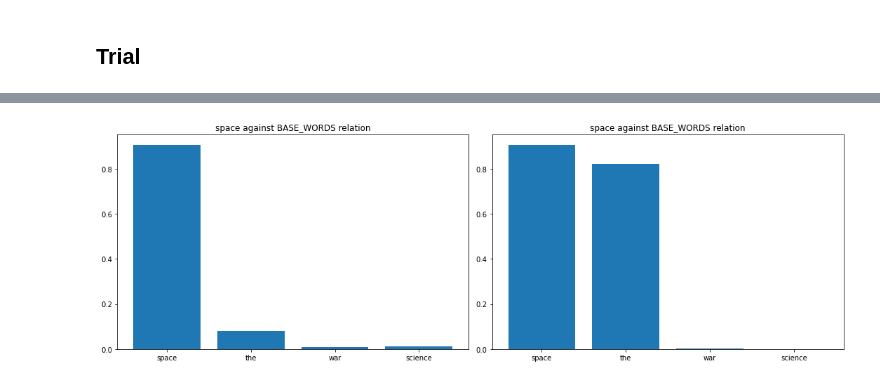
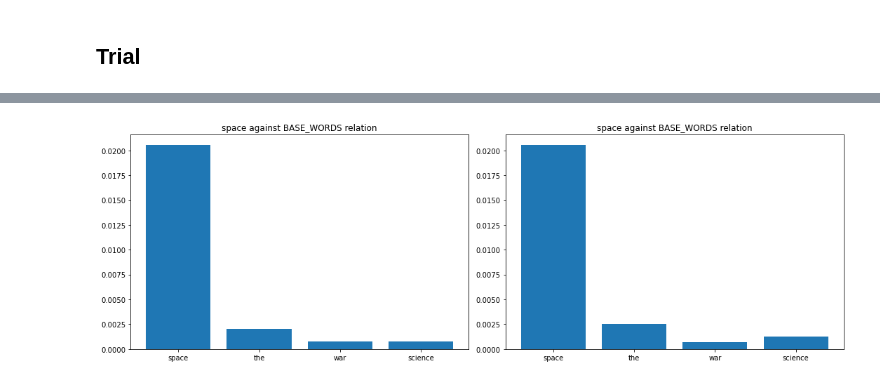
Before and after one commit to iamr0b0tx/topic_modeler, a Jupyter notebook: topic_modeler.ipynb, the cells around one changed output, grey strips where cells are left out. Saved outputs shown, nothing was run; the diff lists cells and outputs as text; code cells hidden in the pictures.

Commit message:
stable entropy influence on word word distr

```diff
--- a/topic_modeler.ipynb
+++ b/topic_modeler.ipynb
@@ -389,2 +389,6 @@ plt.show()
 # %% [markdown]
 ## Trial
+# %%
+# the entropy and softma for reducing relation
+word_word_pr_entropy = calculate_entropy(word_word_pr_distr, axis=1)
+word_word_pr_entropy_softmax = softmax(word_word_pr_entropy.max() - word_word_pr_entropy)
@@ -390,0 +402,27 @@ plt.show()
+# %%
+word = "space"
+base_words = [word, "the", "war", "science"]
+
+fig = plt.figure(figsize=(15, 5), tight_layout=True)
+ax11 = fig.add_subplot(131)
+ax12 = fig.add_subplot(132)
+ax13 = fig.add_subplot(133)
+
+ax11.set_title(f"{word} against BASE_WORDS relation")
+ax11.bar(base_words, word_word_pr_distr_prime.loc[word][base_words])
+
+freqs, norm_freqs = [], []
+wdc = (wdt_train[base_words] > 0).sum(0)
+word_word_freq = (wdt_train[base_words][wdt_train[word] > 0] > 0).sum(0)
+
+for w in base_words:
+    freqs.append(word_word_freq[w])
+    norm_freqs.append(word_word_freq[w] / wdc[w])
+
+ax12.set_title(f"{word} against BASE_WORDS Frequency")
+ax12.bar(base_words, freqs)
+
+ax13.set_title(f"{word} against BASE_WORDS Normalized Frequency")
+ax13.bar(base_words, norm_freqs)
+
+plt.show()
@@ -391,48 +431,40 @@ plt.show()
 # %%
-num_of_iterations = 3
-word_word_pr_distr_prime = word_word_pr_distr.copy()
+num_of_iterations = 1
 
 for n_iter in tqdm(range(num_of_iterations)):
     word_word_pr_distr_last_prime = word_word_pr_distr_prime.copy()
     word_word_pr_distr_prime = 0 * word_word_pr_distr_last_prime
 
-    word_word_pr_entropy = calculate_entropy(word_word_pr_distr_last_prime, axis=1)
-    word_word_pr_entropy_softmax = softmax(word_word_pr_entropy.max() - word_word_pr_entropy)
-
     for word in tqdm(vocabulary):
         denom = 0
         indices = (word_word_pr_distr_last_prime[word] > 0)
-
         xv = word_word_pr_distr_last_prime[word][indices]
-        entrp_sm = word_word_pr_entropy_softmax[indices]
 
         for index, (wordx, word_pr) in enumerate(xv.iteritems()):
-            gamma = word_pr * entrp_sm[index]
-
-            denom += gamma
-            word_word_pr_distr_prime[word] += gamma * word_word_pr_distr_last_prime[wordx]
+            denom += word_pr
+            word_word_pr_distr_prime[word] += word_pr * word_word_pr_distr_last_prime[wordx]
 
         word_word_pr_distr_prime[word] /= denom
 
     word = "space"
     base_words = ["space", "the", "war", "science"]
 
     fig = plt.figure(figsize=(15, 5), tight_layout=True)
     ax11 = fig.add_subplot(121)
     ax12 = fig.add_subplot(122)
 
 
     ax11.set_title(f"{word} against BASE_WORDS relation")
     ax11.bar(base_words, word_word_pr_distr_prime[word][base_words])
 
     base_words = ["space", "the", "war", "science"]
 
     ax12.set_title(f"{word} against BASE_WORDS relation")
     ax12.bar(base_words, word_word_pr_distr_prime.loc[word][base_words])
 
     plt.show()
 # %% [output]
-[figure, old version]
+[figure, new version]
 # %%
 w1 = "the"
 w2 = "science"
```
Also changed, not shown: parts of 21 cells of this notebook.
